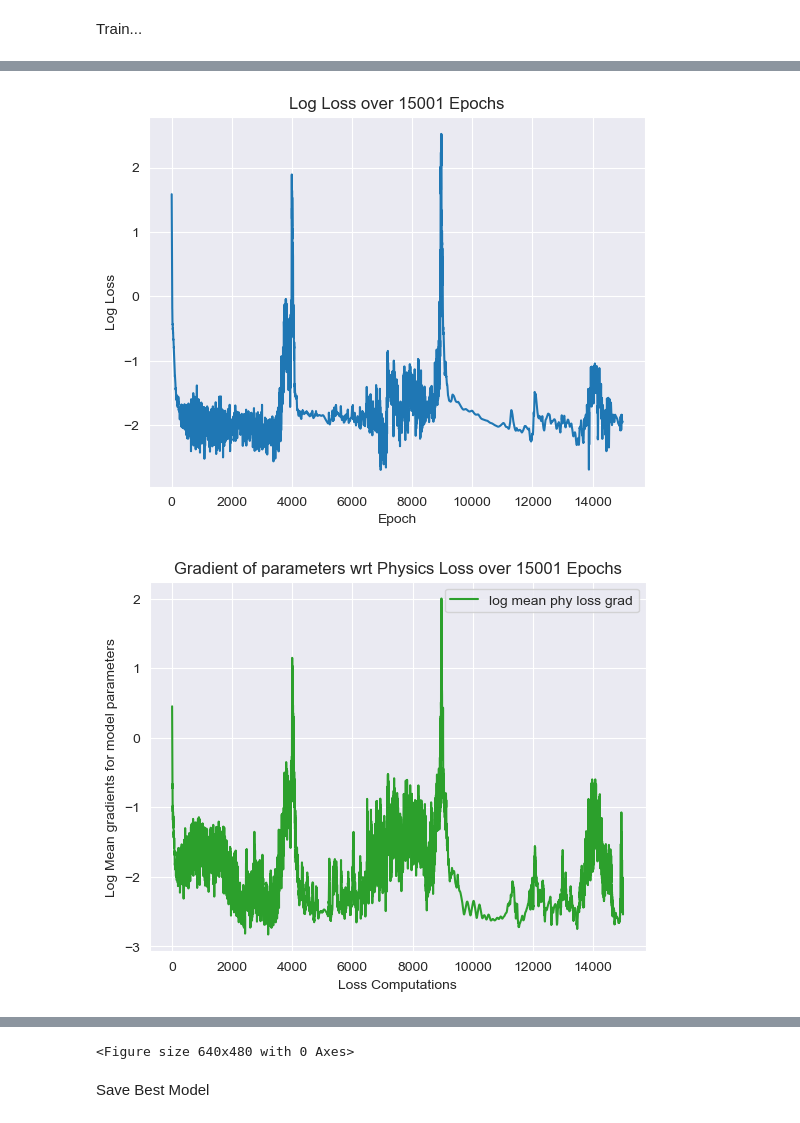
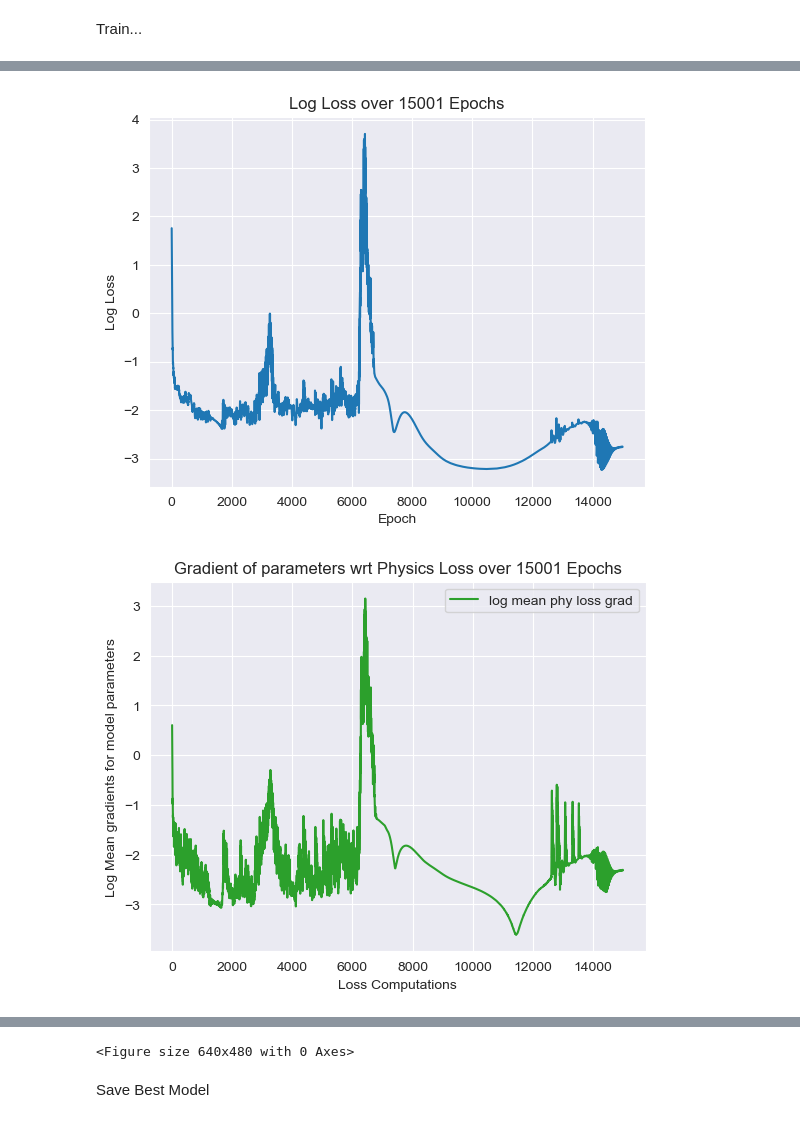
Before and after one commit to RoshenS/PINNs, a Jupyter notebook: PINN temp code.ipynb, the cells around one changed output, grey strips where cells are left out. Cells and saved outputs as stored; diff of their text form; code cells hidden in the pictures.

```diff
--- a/PINN temp code.ipynb
+++ b/PINN temp code.ipynb
@@ -387,8 +387,8 @@ for epoch in range(n_epochs):
     optim.step(closure)
     best_model = checkpoint(best_model)
 
-    if not (epoch%w_update):
-        ic_weight = weight_update_norm(w_update)
+    #if not (epoch%w_update):
+    #    ic_weight = weight_update_norm(w_update)
 
     if not (epoch%1000):
         print(f'Finished epoch {epoch}, latest loss {prev_loss[-1]:.2E}')
@@ -414,2 +414,2 @@ Finished epoch 15000, latest loss 1.15E-02
-[figure, old version]
+[figure, new version]
-[figure, old version]
+[figure, new version]
```
Also changed, not shown: parts of 2 cells of this notebook, 1 other file.
